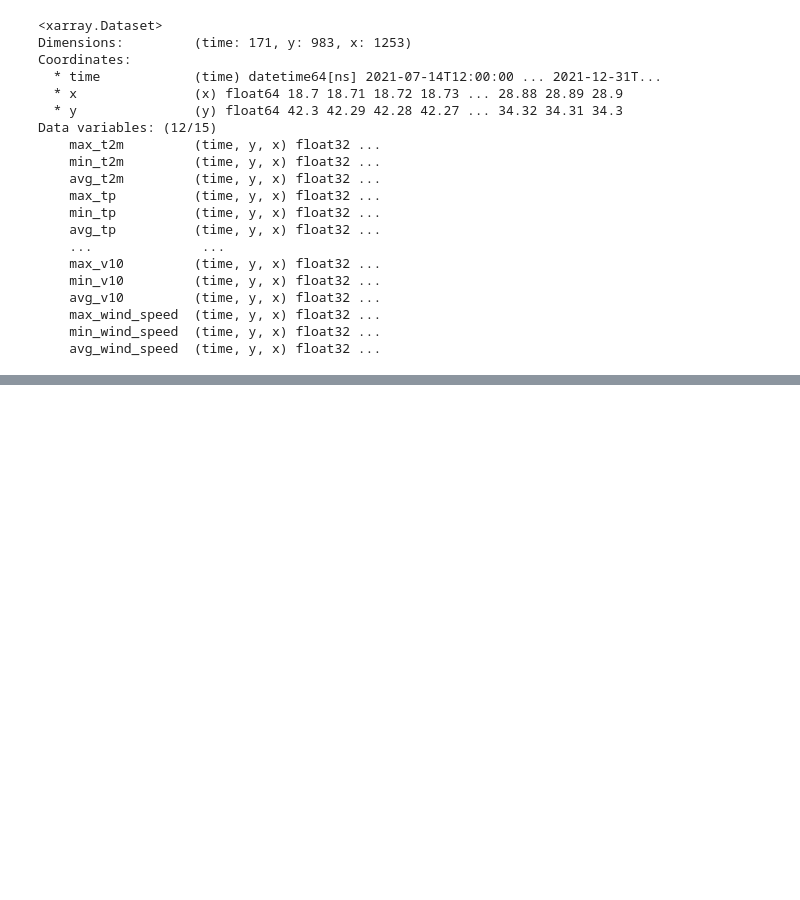
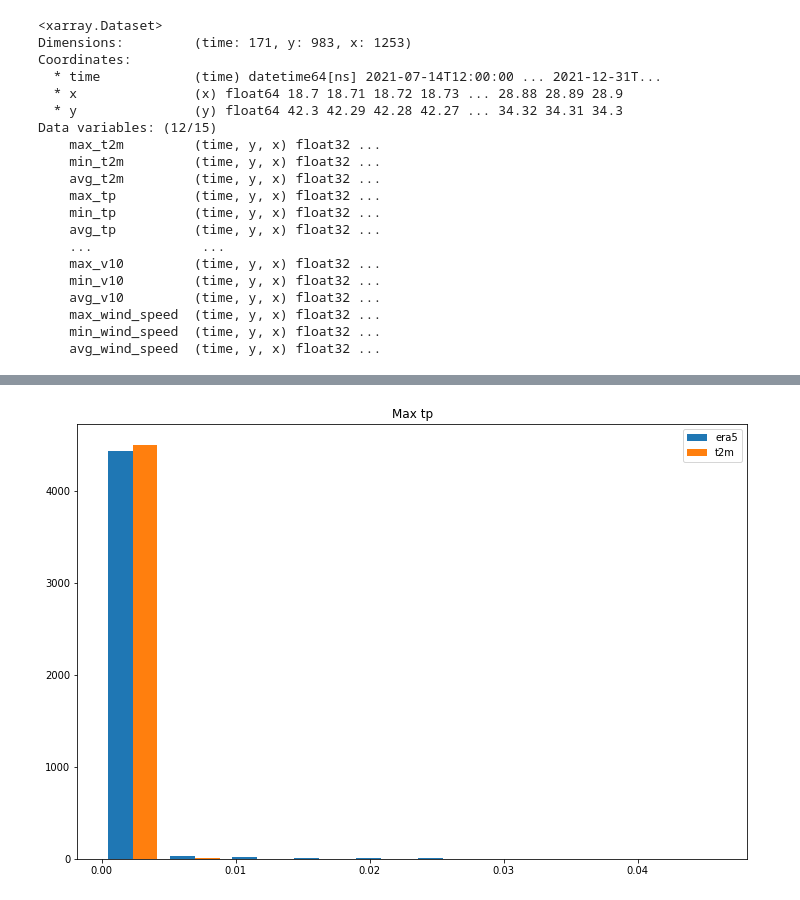
Before and after one commit to Luisdio1/observatory-internship, a Jupyter notebook: Resampling.ipynb, the cells around one changed output, grey strips where cells are left out. Cells and saved outputs as stored; diff of their text form; code cells hidden in the pictures; blank space fills up the shorter version.

```diff
--- a/Resampling.ipynb
+++ b/Resampling.ipynb
@@ -144,0 +426,8 @@ change_npy_files(path)
+# %%
+plt.figure(figsize=(12,8))
+plt.title("Max tp")
+plt.hist([values_tp_era5, values_tp_dwd], label=['era5', 't2m'])
+plt.legend(loc='upper right')
+plt.show()
+# %% [output]
+[figure, added]
```
Also changed, not shown: parts of 42 cells of this notebook.
